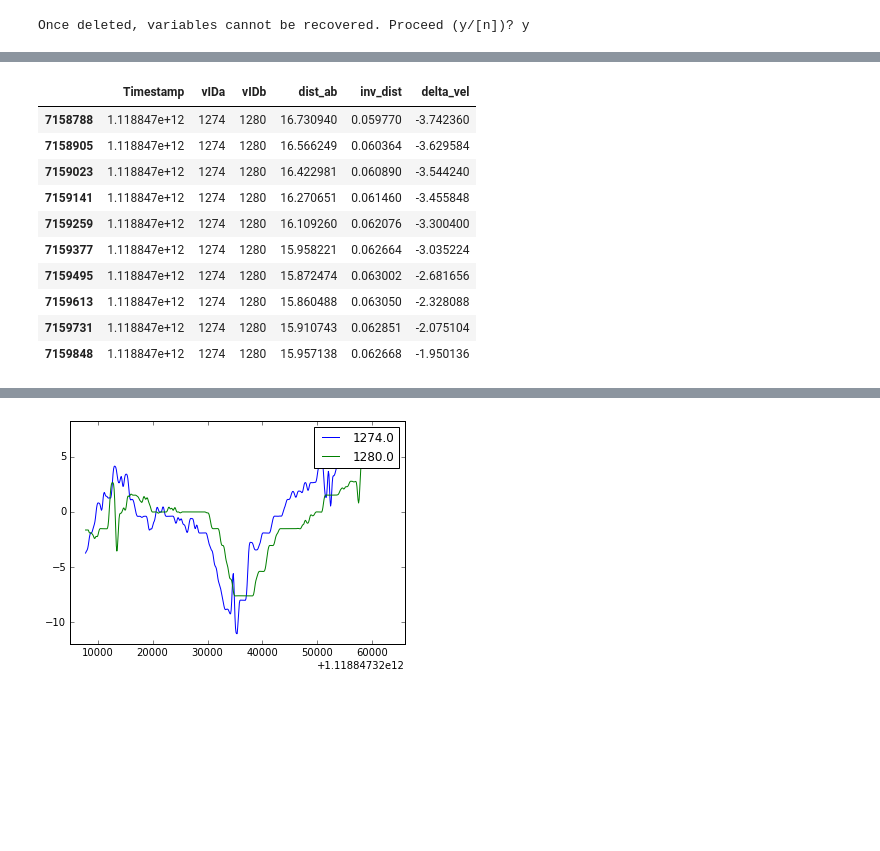
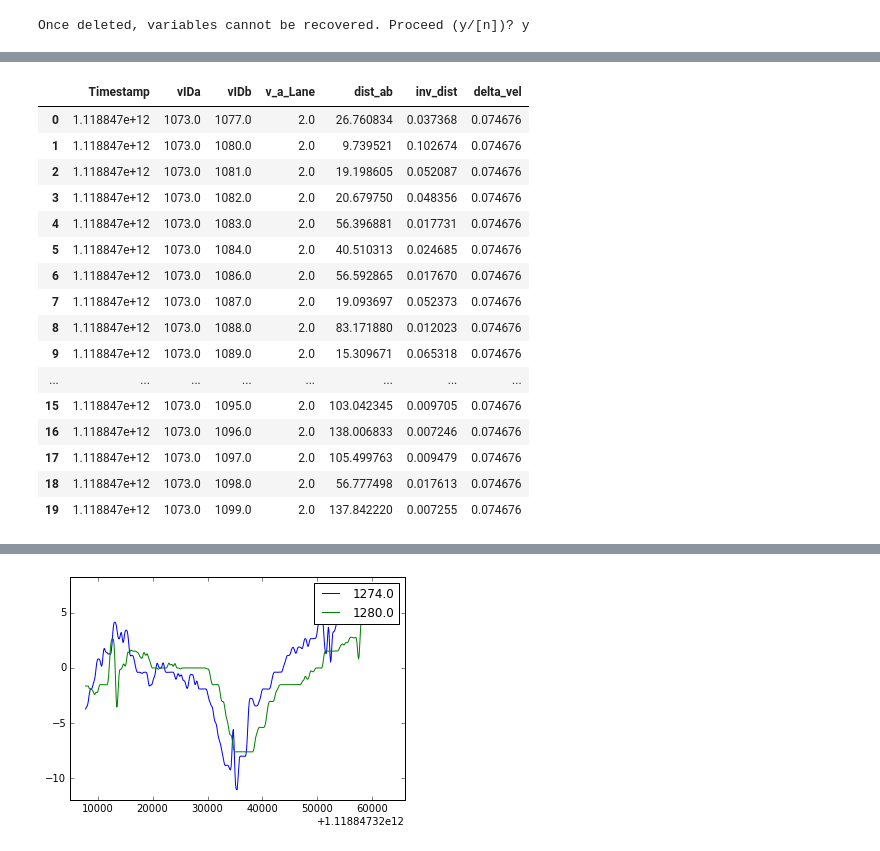
Before and after one commit to lalonica/PhD, a Jupyter notebook: vehicles/BuildingGraph.ipynb, the cells around one changed output, grey strips where cells are left out. Cells and saved outputs as stored; diff of their text form; code cells hidden in the pictures; blank space fills up the shorter version.

```diff
--- a/vehicles/BuildingGraph.ipynb
+++ b/vehicles/BuildingGraph.ipynb
@@ -63,2 +44,2 @@ v1274_1280
 # %%
-datagraph = v1274_1280[['Timestamp','vIDa', 'vIDb', 'dist_ab','inv_dist','delta_vel']]
+datagraph = dataset[['Timestamp','vIDa', 'vIDb','v_a_Lane','dist_ab','inv_dist','delta_vel']]
@@ -65,17 +48,23 @@ datagraph = v1274_1280[['Timestamp','vIDa', 'vIDb', 'dist_ab','inv_dist','delta_
 # %%
-datagraph[:10]
+datagraph[:20]
 # %% [output]
-|  | Timestamp | vIDa | vIDb | dist_ab | inv_dist | delta_vel |
-| 7158788 | 1.118847e+12 | 1274 | 1280 | 16.730940 | 0.059770 | -3.742360 |
-| 7158905 | 1.118847e+12 | 1274 | 1280 | 16.566249 | 0.060364 | -3.629584 |
-| 7159023 | 1.118847e+12 | 1274 | 1280 | 16.422981 | 0.060890 | -3.544240 |
-| 7159141 | 1.118847e+12 | 1274 | 1280 | 16.270651 | 0.061460 | -3.455848 |
-| 7159259 | 1.118847e+12 | 1274 | 1280 | 16.109260 | 0.062076 | -3.300400 |
-| 7159377 | 1.118847e+12 | 1274 | 1280 | 15.958221 | 0.062664 | -3.035224 |
-| 7159495 | 1.118847e+12 | 1274 | 1280 | 15.872474 | 0.063002 | -2.681656 |
-| 7159613 | 1.118847e+12 | 1274 | 1280 | 15.860488 | 0.063050 | -2.328088 |
-| 7159731 | 1.118847e+12 | 1274 | 1280 | 15.910743 | 0.062851 | -2.075104 |
-| 7159848 | 1.118847e+12 | 1274 | 1280 | 15.957138 | 0.062668 | -1.950136 |
+|  | Timestamp | vIDa | vIDb | v_a_Lane | dist_ab | inv_dist | delta_vel |
+| 0 | 1.118847e+12 | 1073.0 | 1077.0 | 2.0 | 26.760834 | 0.037368 | 0.074676 |
+| 1 | 1.118847e+12 | 1073.0 | 1080.0 | 2.0 | 9.739521 | 0.102674 | 0.074676 |
+| 2 | 1.118847e+12 | 1073.0 | 1081.0 | 2.0 | 19.198605 | 0.052087 | 0.074676 |
+| 3 | 1.118847e+12 | 1073.0 | 1082.0 | 2.0 | 20.679750 | 0.048356 | 0.074676 |
+| 4 | 1.118847e+12 | 1073.0 | 1083.0 | 2.0 | 56.396881 | 0.017731 | 0.074676 |
+| 5 | 1.118847e+12 | 1073.0 | 1084.0 | 2.0 | 40.510313 | 0.024685 | 0.074676 |
+| 6 | 1.118847e+12 | 1073.0 | 1086.0 | 2.0 | 56.592865 | 0.017670 | 0.074676 |
+| 7 | 1.118847e+12 | 1073.0 | 1087.0 | 2.0 | 19.093697 | 0.052373 | 0.074676 |
+| 8 | 1.118847e+12 | 1073.0 | 1088.0 | 2.0 | 83.171880 | 0.012023 | 0.074676 |
+| 9 | 1.118847e+12 | 1073.0 | 1089.0 | 2.0 | 15.309671 | 0.065318 | 0.074676 |
+| ... | ... | ... | ... | ... | ... | ... | ... |
+| 15 | 1.118847e+12 | 1073.0 | 1095.0 | 2.0 | 103.042345 | 0.009705 | 0.074676 |
+| 16 | 1.118847e+12 | 1073.0 | 1096.0 | 2.0 | 138.006833 | 0.007246 | 0.074676 |
+| 17 | 1.118847e+12 | 1073.0 | 1097.0 | 2.0 | 105.499763 | 0.009479 | 0.074676 |
+| 18 | 1.118847e+12 | 1073.0 | 1098.0 | 2.0 | 56.777498 | 0.017613 | 0.074676 |
+| 19 | 1.118847e+12 | 1073.0 | 1099.0 | 2.0 | 137.842220 | 0.007255 | 0.074676 |
 # %%
 del dataset
 # %%
```
Also changed, not shown: parts of 12 cells of this notebook.
